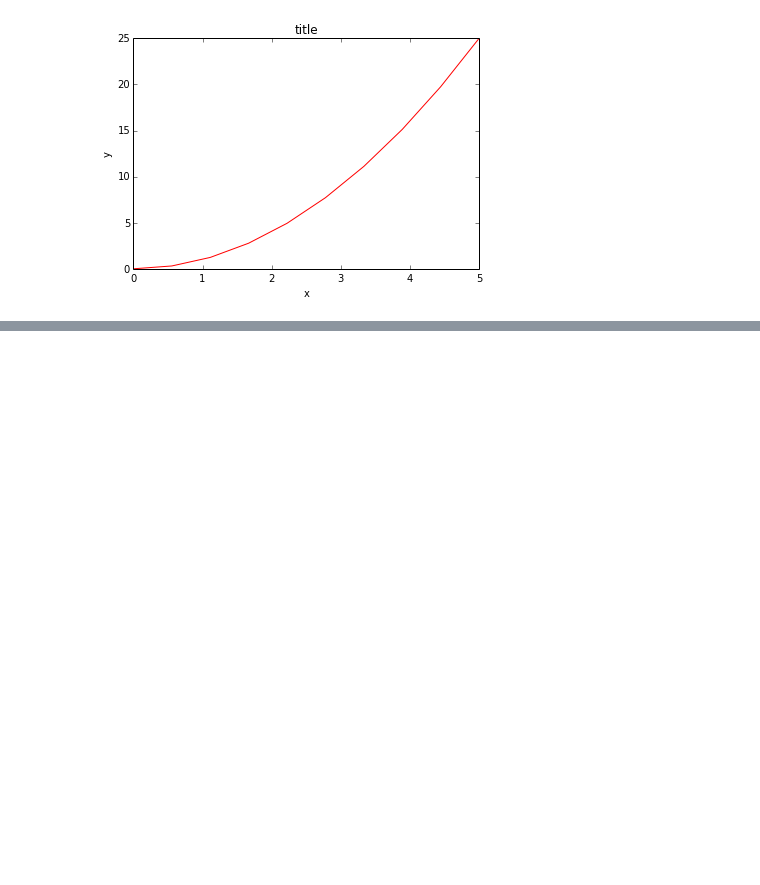
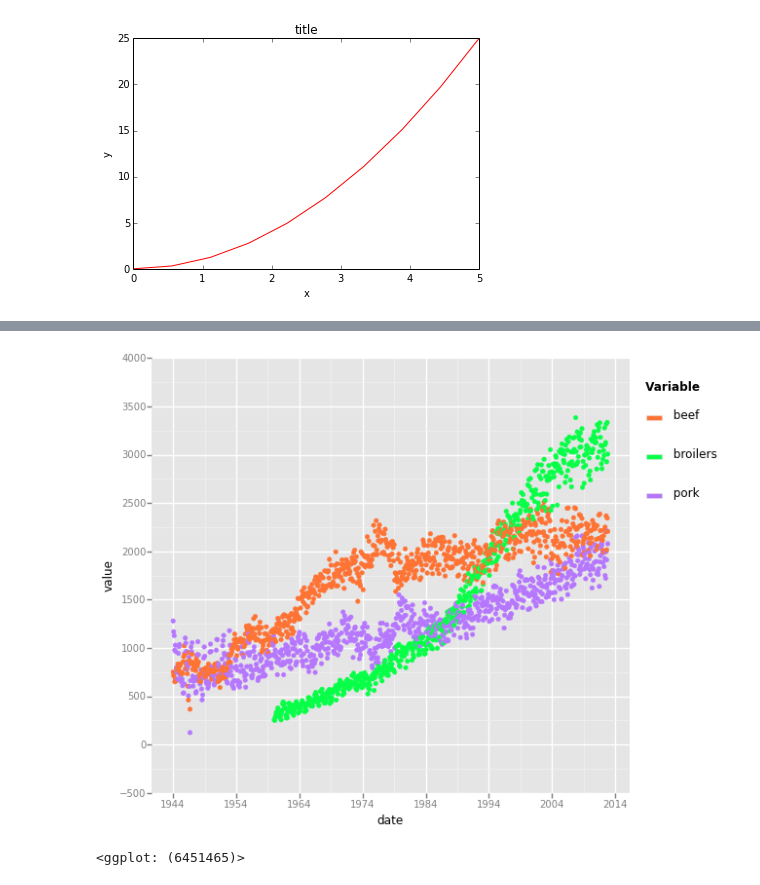
Before and after one commit to rmflight/wg_vis_presentation, a Jupyter notebook: matplotlib demo.ipynb, the cells around one changed output, grey strips where cells are left out. Drawn from its saved outputs; the diff is of its cells as text; code cells hidden in the pictures; blank space fills up the shorter version.

```diff
--- a/matplotlib demo.ipynb
+++ b/matplotlib demo.ipynb
@@ -15,0 +25,3 @@ axes.set_title('title');
+# %%
+meat_lng = pd.melt(meat[['date', 'beef', 'broilers', 'pork']], id_vars=['date'])
+print meat_lng
@@ -15,0 +36,5 @@ axes.set_title('title');
+# %%
+ggplot(aes(x='date', y='value', colour='variable'), data=meat_lng) + geom_point()
+# %% [output]
+[figure, added]
+<ggplot: (6451465)>
```
Also changed, not shown: parts of 5 cells of this notebook.
